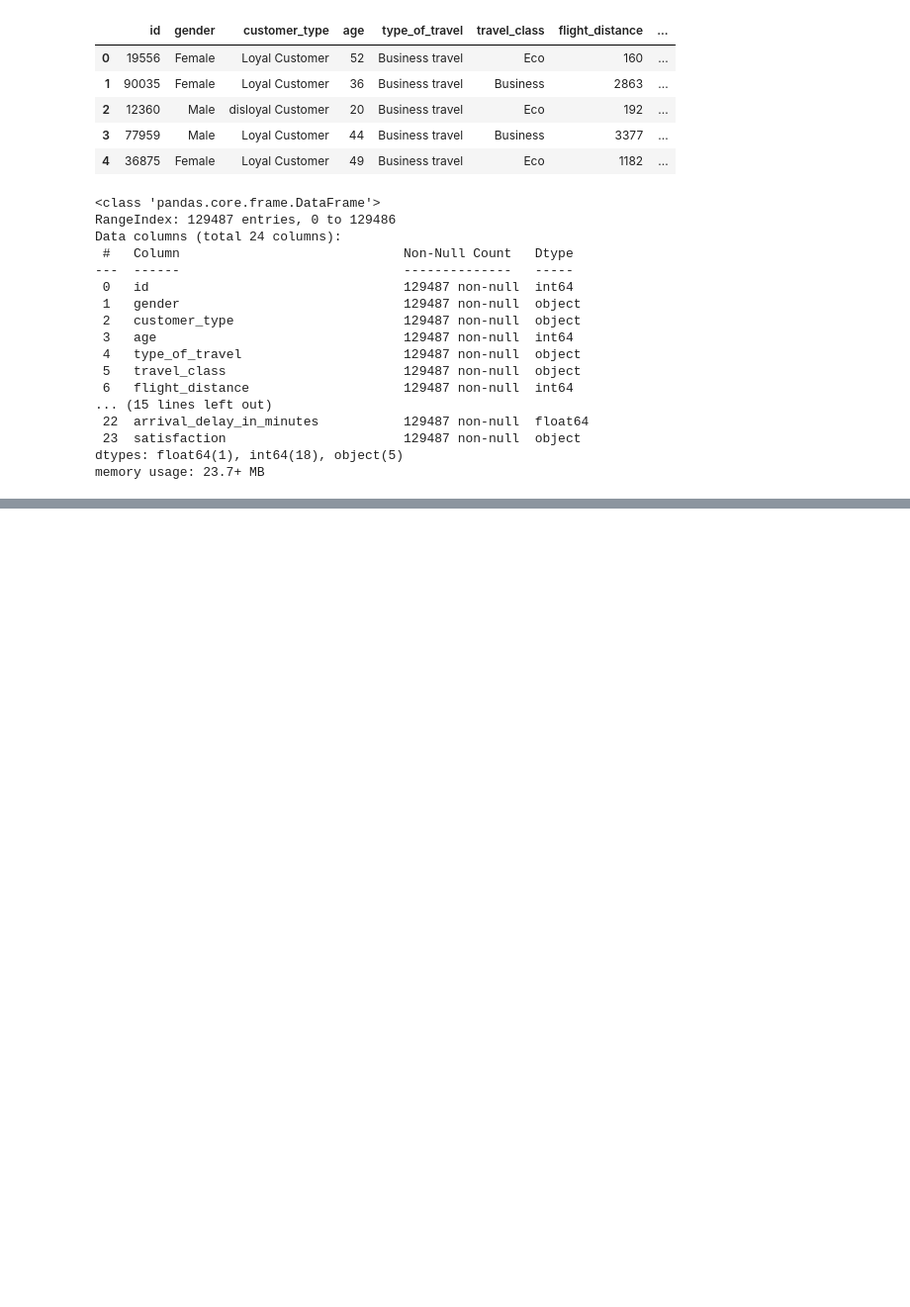
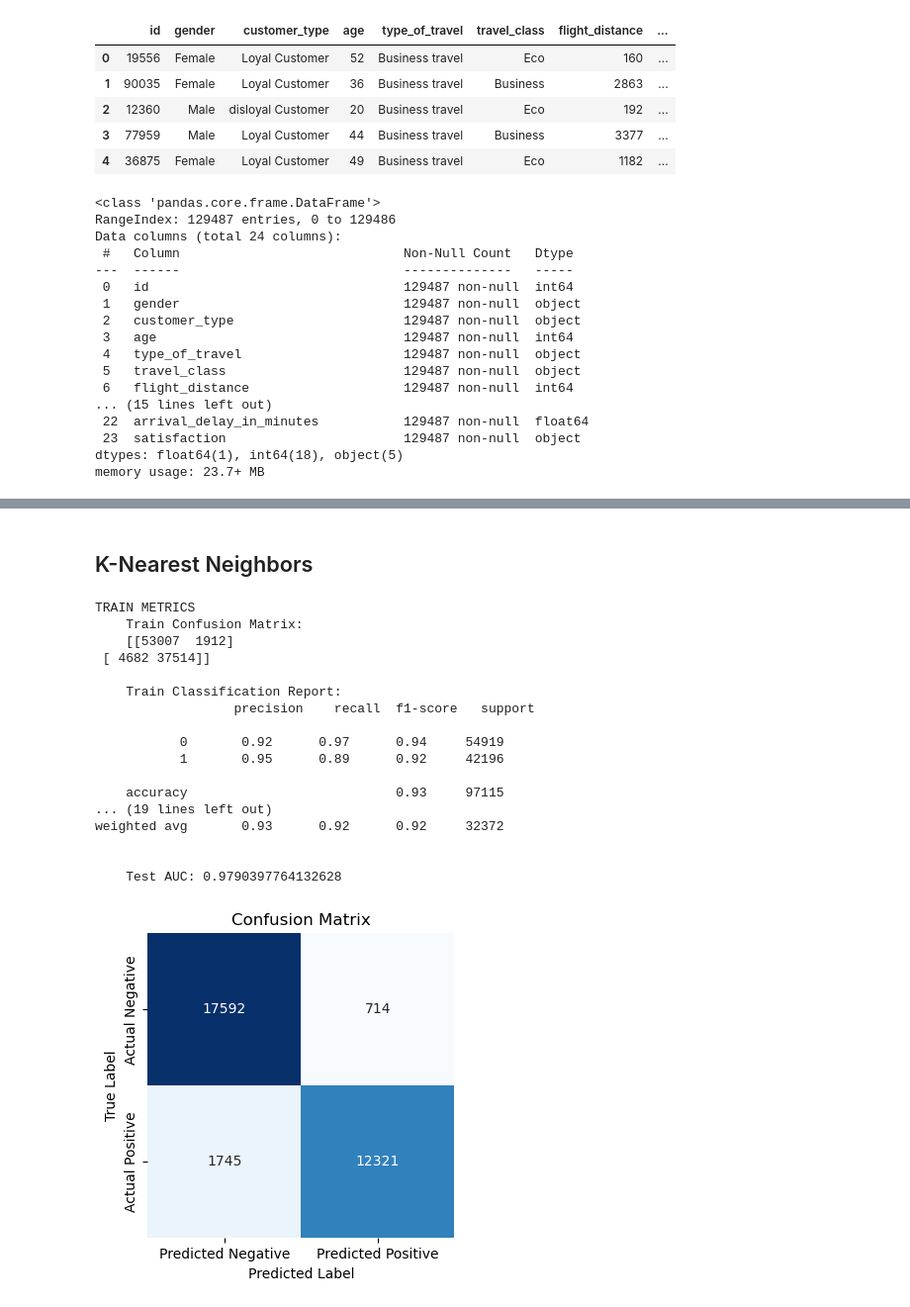
Before and after one commit to martabaker/ds_project_4, a Jupyter notebook: Notebooks/Models_Sarah_pipeline.ipynb, the cells around one changed output, grey strips where cells are left out. Shown at 99% size. Drawn from its saved outputs; the diff is of its cells as text; code cells hidden in the pictures; blank space fills up the shorter version.

```diff
--- a/Notebooks/Models_Sarah_pipeline.ipynb
+++ b/Notebooks/Models_Sarah_pipeline.ipynb
@@ -311,0 +629,30 @@ KeyError: 'onehot'
+# %% [markdown]
+## K-Nearest Neighbors
+# %%
+# Initiate the model
+knn = Pipeline([
+    ('preprocessor', preprocessor),
+    ('model', KNeighborsClassifier(n_neighbors=25))
+])
+
+# Machine Learning
+classificationModeling(knn, X_train, X_test, y_train, y_test)
+# %% [output]
+TRAIN METRICS
+    Train Confusion Matrix:
+    [[53007  1912]
+ [ 4682 37514]]
+
+    Train Classification Report:
+                  precision    recall  f1-score   support
+
+           0       0.92      0.97      0.94     54919
+           1       0.95      0.89      0.92     42196
+
+    accuracy                           0.93     97115
+... (19 lines left out)
+weighted avg       0.93      0.92      0.92     32372
+
+
+    Test AUC: 0.9790397764132628
+[figure, added]
```
Also changed, not shown: parts of 57 cells of this notebook, 2 other files.
